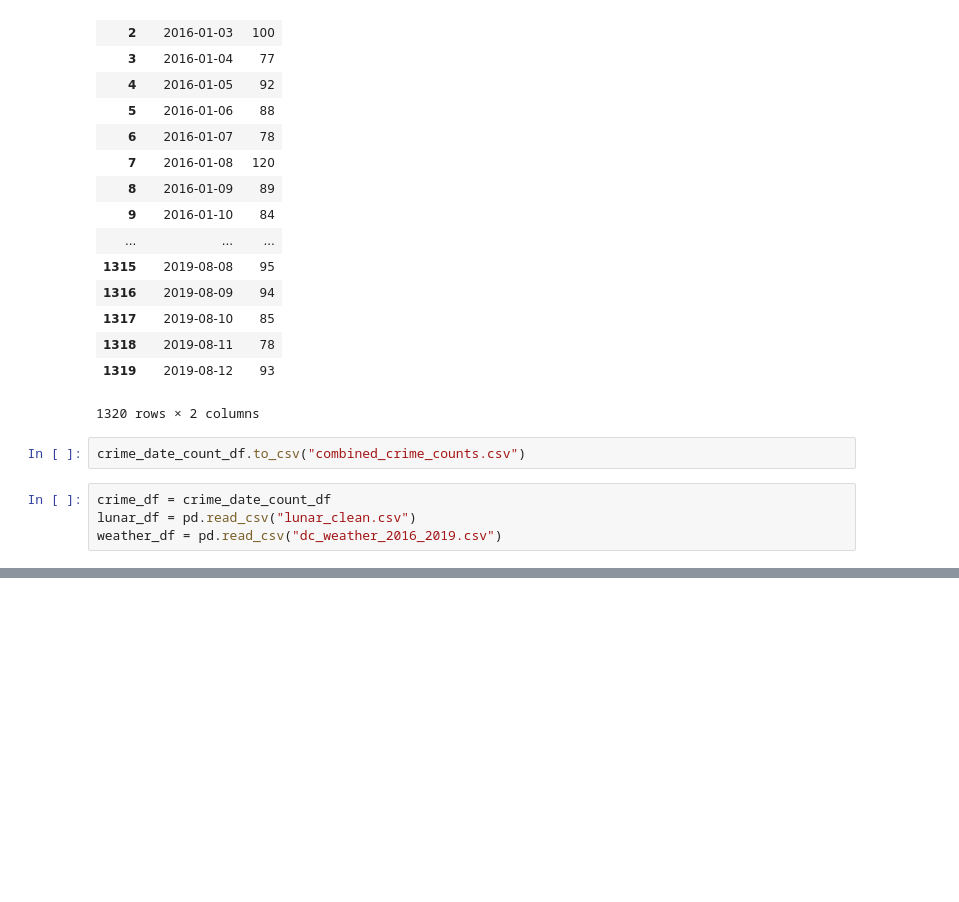
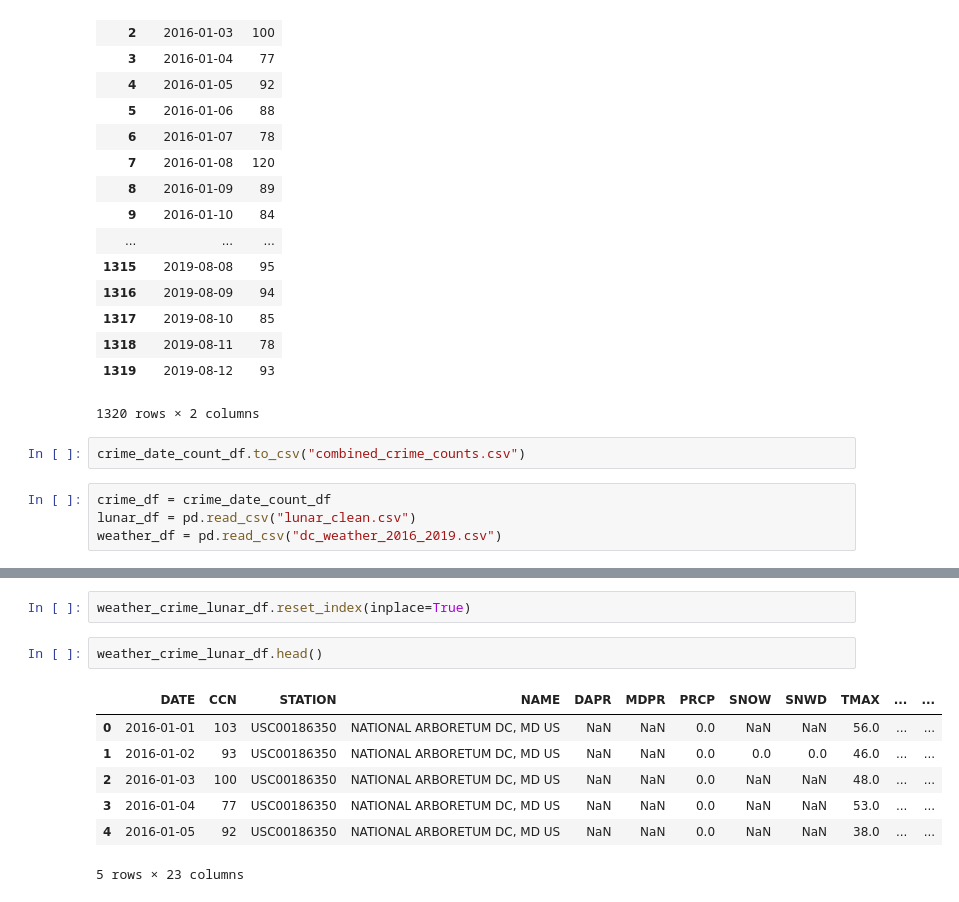
Before and after one commit to Samwimb/predicting-crime, a Jupyter notebook: data/crime-combine.ipynb, the cells around one changed output, grey strips where cells are left out. Drawn from its saved outputs; the diff is of its cells as text; blank space fills up the shorter version.

```diff
--- a/data/crime-combine.ipynb
+++ b/data/crime-combine.ipynb
@@ -208,0 +262,12 @@ weather_df['DATE'] = dt.strptime(weather_df['DATE'], '%y-%m-%d')
+# %%
+weather_crime_lunar_df.reset_index(inplace=True)
+# %%
+weather_crime_lunar_df.head()
+# %% [output]
+|  | DATE | CCN | STATION | NAME | DAPR | MDPR | PRCP | SNOW | SNWD | TMAX | ... | ... |
+| 0 | 2016-01-01 | 103 | USC00186350 | NATIONAL ARBORETUM DC, MD US | NaN | NaN | 0.0 | NaN | NaN | 56.0 | ... | ... |
+| 1 | 2016-01-02 | 93 | USC00186350 | NATIONAL ARBORETUM DC, MD US | NaN | NaN | 0.0 | 0.0 | 0.0 | 46.0 | ... | ... |
+| 2 | 2016-01-03 | 100 | USC00186350 | NATIONAL ARBORETUM DC, MD US | NaN | NaN | 0.0 | NaN | NaN | 48.0 | ... | ... |
+| 3 | 2016-01-04 | 77 | USC00186350 | NATIONAL ARBORETUM DC, MD US | NaN | NaN | 0.0 | NaN | NaN | 53.0 | ... | ... |
+| 4 | 2016-01-05 | 92 | USC00186350 | NATIONAL ARBORETUM DC, MD US | NaN | NaN | 0.0 | NaN | NaN | 38.0 | ... | ... |
+5 rows × 23 columns
```
Also changed, not shown: parts of 17 cells of this notebook, 1 other file.
